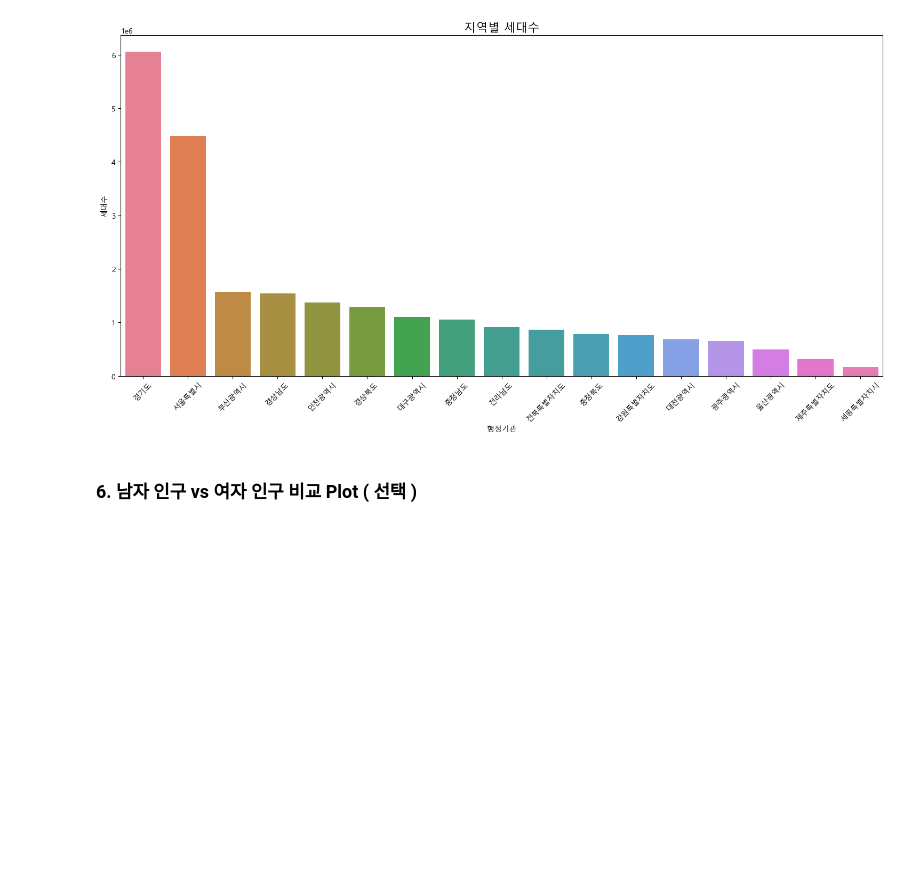
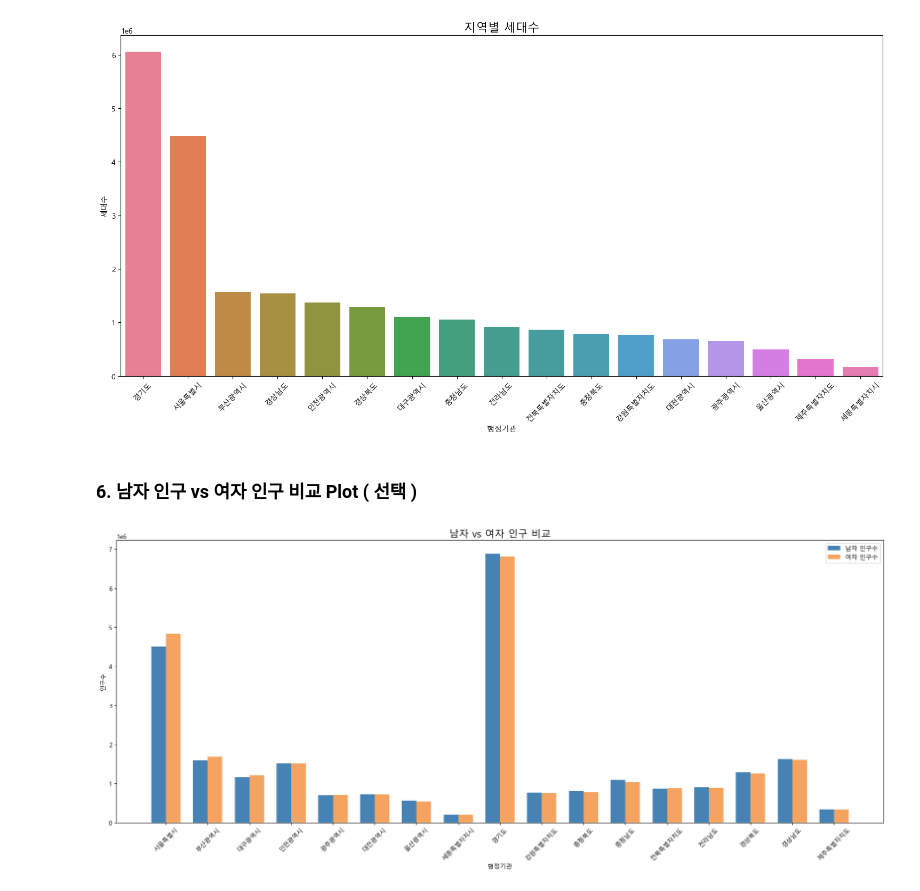
Before and after one commit to mmije0ng/Rookies-Webscraping-Analysis, a Jupyter notebook: 연습문제_웹스크래핑/04_population_status_analysis.ipynb, the cells around one changed output. Saved outputs shown, nothing was run; the diff lists cells and outputs as text; code cells hidden in the pictures; blank space fills up the shorter version.

Commit message:
Feat: 남자 인구 vs 여자 인구 비교 Plot

```diff
--- a/연습문제_웹스크래핑/04_population_status_analysis.ipynb
+++ b/연습문제_웹스크래핑/04_population_status_analysis.ipynb
@@ -292,3 +292,33 @@ Passing `palette` without assigning `hue` is deprecated and will be removed in v
 [figure]
 # %% [markdown]
 ### 6. 남자 인구 vs 여자 인구 비교 Plot ( 선택 )
+# %%
+# 1. 시각화 데이터 준비 (행정기관별 남자/여자 인구수)
+# x축에 표시할 지역 이름 리스트
+regions = df_except_all['행정기관']
+male_pop = df_except_all['남자 인구수']
+female_pop = df_except_all['여자 인구수']
+
+# 2. 그래프 설정
+x = range(len(regions)) # x축 위치 값
+width = 0.35           # 막대 너비 설정
+
+plt.figure(figsize=(18, 8))
+
+# 남자 인구수 막대
+plt.bar([i - width/2 for i in x], male_pop, width, label='남자 인구수', color='steelblue')
+# 여자 인구수 막대
+plt.bar([i + width/2 for i in x], female_pop, width, label='여자 인구수', color='sandybrown')
+
+# 3. 레이블 및 서식 설정
+plt.title('남자 vs 여자 인구 비교', fontsize=16)
+plt.xticks(x, regions, rotation=45) # x축 눈금을 행정기관명으로 교체 및 회전
+plt.xlabel('행정기관')
+plt.ylabel('인구수')
+plt.legend() # 우측 상단 범례 표시
+
+# 4. 출력
+plt.tight_layout()
+plt.show()
+# %% [output]
+[figure, added]
```
